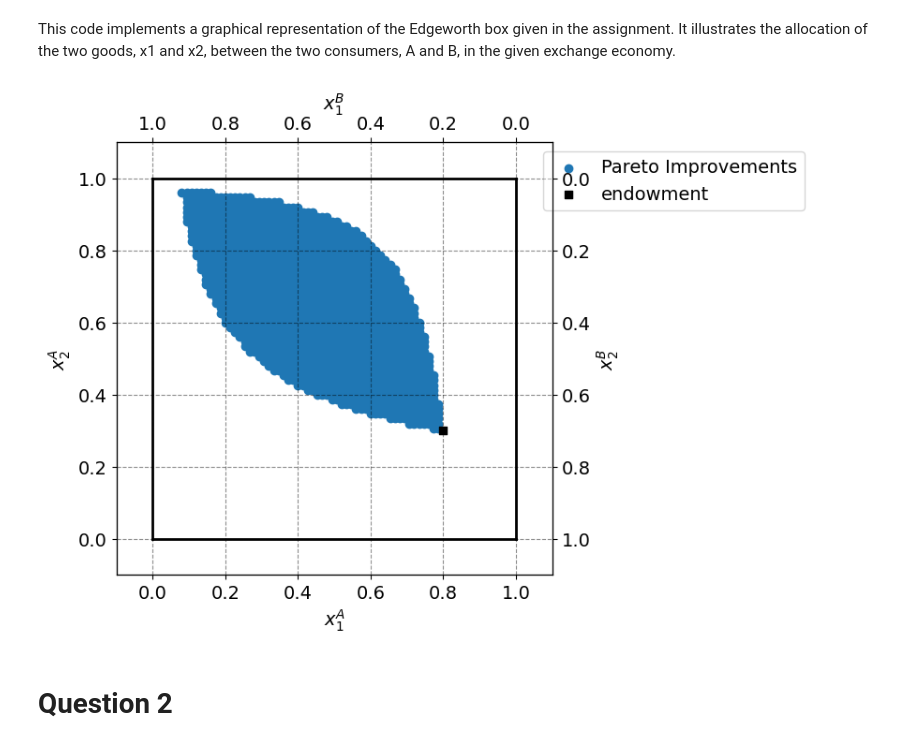
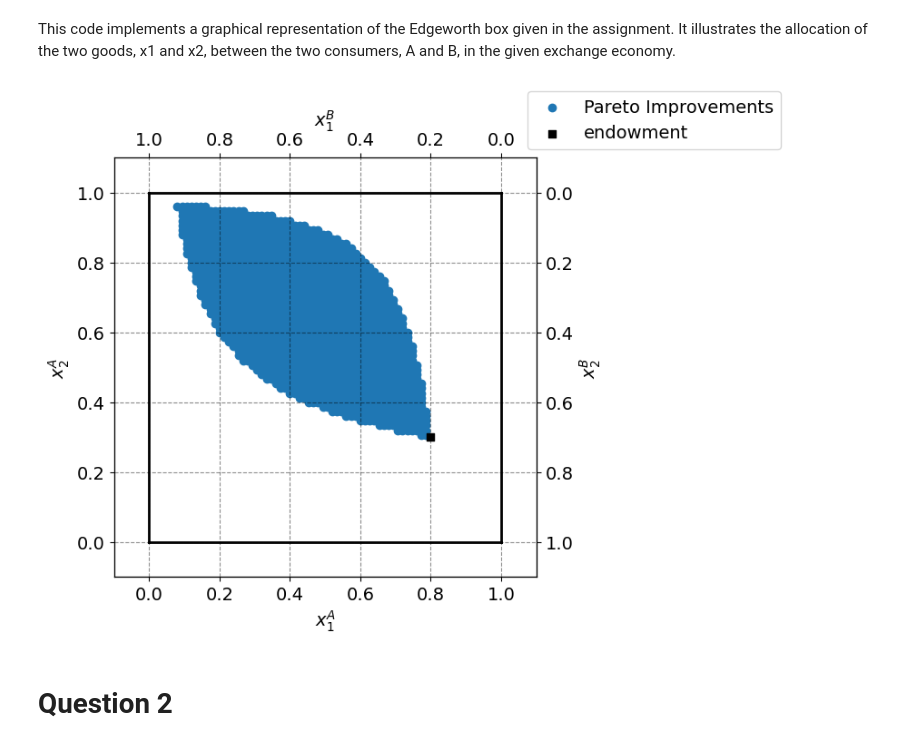
Before and after one commit to NumEconCopenhagen/projects-2024-sarah-og-pernille, a Jupyter notebook: inauguralproject/inauguralproject.ipynb, the cells around one changed output. Cells and saved outputs as stored; diff of their text form; code cells hidden in the pictures.

Commit message:
Lidt til figuren

```diff
--- a/inauguralproject/inauguralproject.ipynb
+++ b/inauguralproject/inauguralproject.ipynb
@@ -49,45 +49,45 @@ ax_B.set_xlabel("$x_1^B$")
 ax_B.invert_xaxis()
 ax_B.invert_yaxis()
 
 # We create two empty lists to store valid combinations
-valid_xA1 = []
-valid_xA2 = []
+valid_x1A = []
+valid_x2A = []
 
 # Set N
 N = 75
 
 # We iterate through the possible combinations of xA1 and xA2
-for xA1 in np.linspace(0, 1, N+1):
-    for xA2 in np.linspace(0, 1, N+1):
-        xB1 = 1 - xA1
-        xB2 = 1 - xA2
+for x1A in np.linspace(0, 1, N+1):
+    for x2A in np.linspace(0, 1, N+1):
+        x1B = 1 - x1A
+        x2B = 1 - x2A
 
         # Check conditions
-        if model.utility_A(xA1, xA2) >= model.utility_A(par.w1A, par.w2A) and model.utility_B(xB1, xB2) >= model.utility_B(1 - par.w1A, 1 - par.w2A):
-            valid_xA1.append(xA1)
-            valid_xA2.append(xA2)
+        if model.utility_A(x1A, x2A) >= model.utility_A(par.w1A, par.w2A) and model.utility_B(x1B, x2B) >= model.utility_B(1 - par.w1A, 1 - par.w2A):
+            valid_x1A.append(x1A)
+            valid_x2A.append(x2A)
 
 # Plot the Edgeworth box
-ax_A.scatter(valid_xA1, valid_xA2, label='Pareto Improvements')
+ax_A.scatter(valid_x1A, valid_x2A, label='Pareto Improvements')
 
 
 # A
 ax_A.scatter(par.w1A,par.w2A,marker='s',color='black',label='endowment')
 
 # limits
 ax_A.plot([0,w1bar],[0,0],lw=2,color='black')
 ax_A.plot([0,w1bar],[w2bar,w2bar],lw=2,color='black')
 ax_A.plot([0,0],[0,w2bar],lw=2,color='black')
 ax_A.plot([w1bar,w1bar],[0,w2bar],lw=2,color='black')
 
 ax_A.set_xlim([-0.1, w1bar + 0.1])
 ax_A.set_ylim([-0.1, w2bar + 0.1])
 ax_B.set_xlim([w1bar + 0.1, -0.1])
 ax_B.set_ylim([w2bar + 0.1, -0.1])
 
-ax_A.legend(frameon=True,loc='upper right',bbox_to_anchor=(1.6,1.0));
+ax_A.legend(frameon=True,loc='lower right',bbox_to_anchor=(1.6,1.0));
 # %% [output]
-[figure, old version]
+[figure, new version]
 # %% [markdown]
 # Question 2
 # %% [markdown]
```
